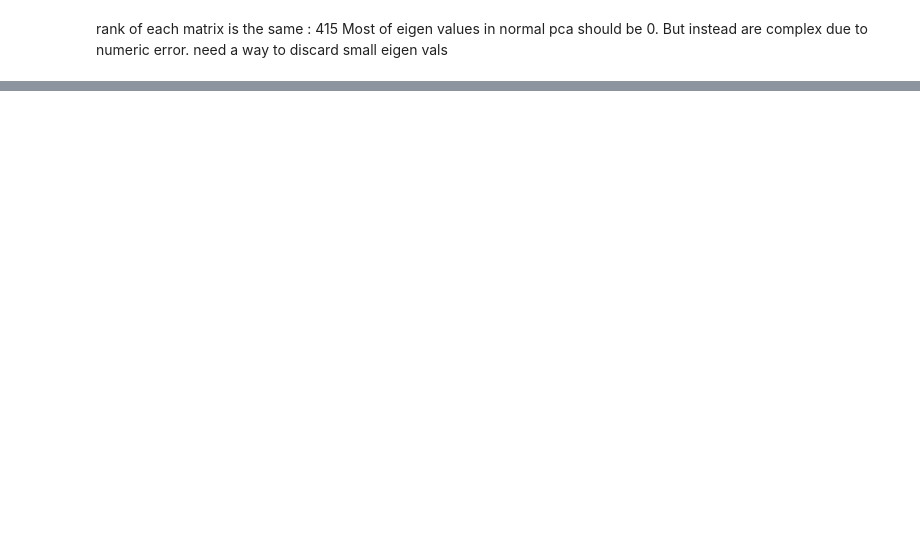
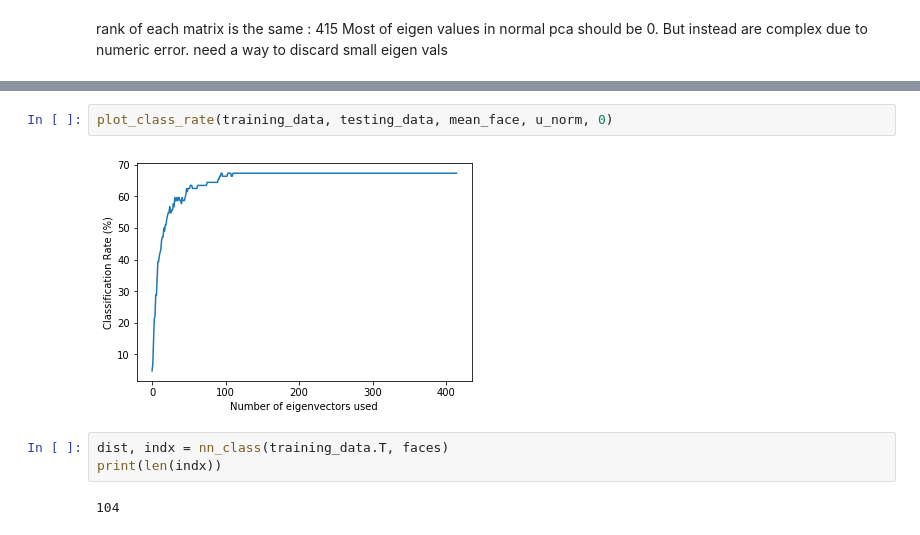
Before and after one commit to jonmcwong/pattern_recog_cw1, a Jupyter notebook: question1/working_version_1.ipynb, the cells around one changed output, grey strips where cells are left out. Saved outputs shown, nothing was run; the diff lists cells and outputs as text; blank space fills up the shorter version.

```diff
--- a/question1/working_version_1.ipynb
+++ b/question1/working_version_1.ipynb
@@ -165,0 +79,9 @@ mean pixel error:  2.058567171627294
+# %%
+plot_class_rate(training_data, testing_data, mean_face, u_norm, 0)
+# %% [output]
+[figure, added]
+# %%
+dist, indx = nn_class(training_data.T, faces)
+print(len(indx))
+# %% [output]
+104
```
Also changed, not shown: parts of 21 cells of this notebook, 5 other files.
